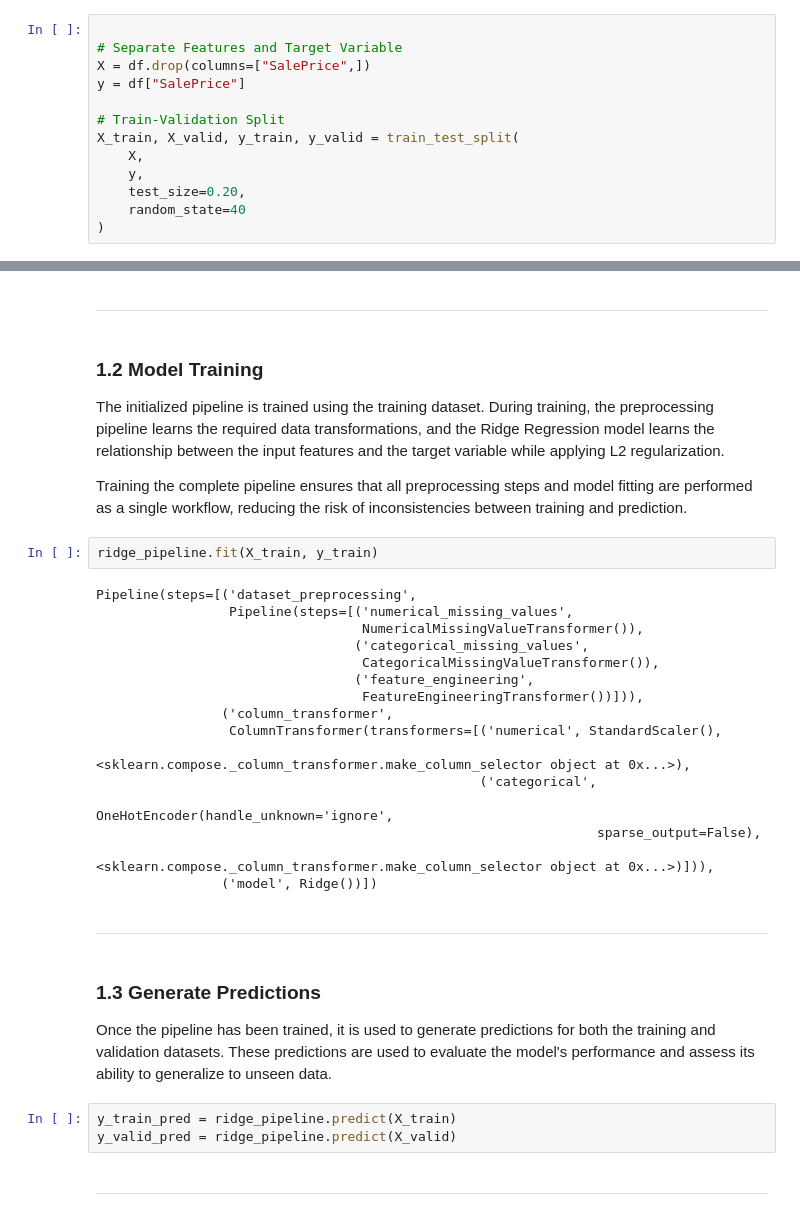
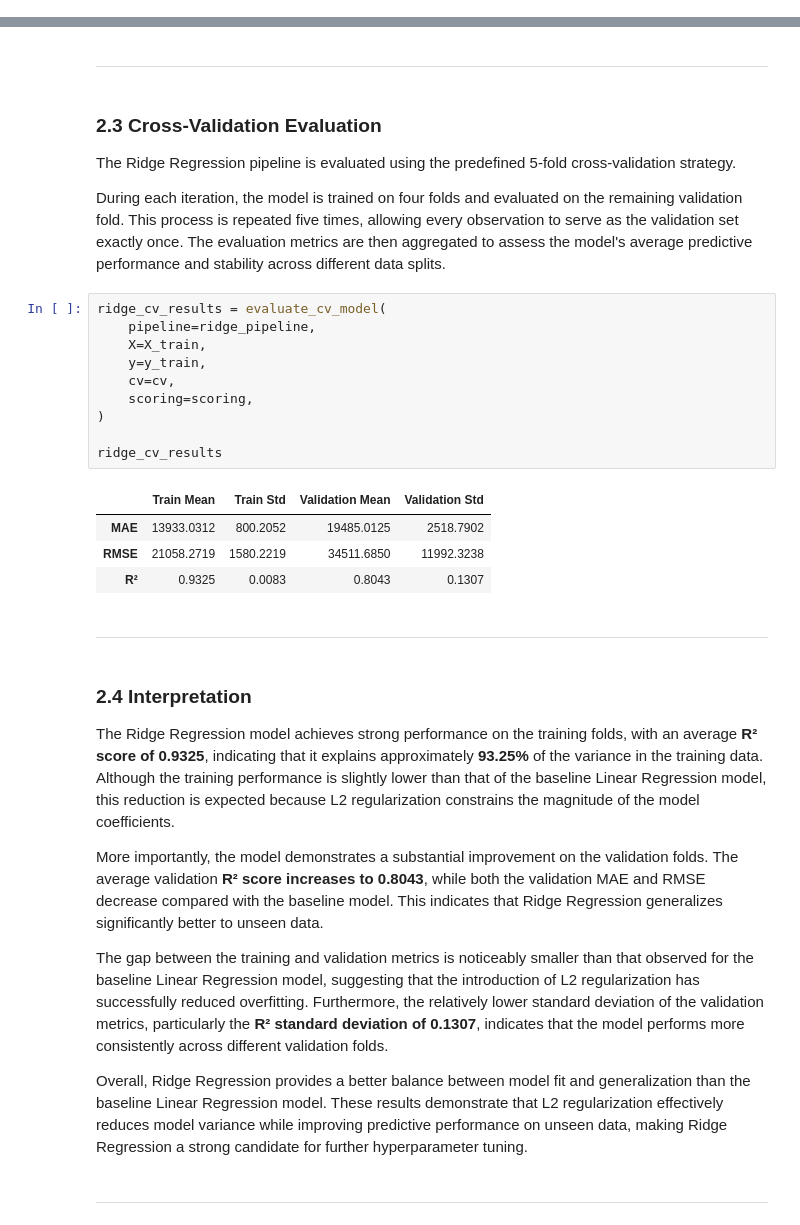
Before and after one commit to Hoshang-Warfade/House-Price-Predictor, a Jupyter notebook: notebooks/07_Model_Comparison.ipynb, the cells around one changed output, grey strips where cells are left out. Cells and saved outputs as stored; diff of their text form.

```diff
--- a/notebooks/07_Model_Comparison.ipynb
+++ b/notebooks/07_Model_Comparison.ipynb
@@ -117,13 +121,0 @@ For this project:
-# %%
-
-# Separate Features and Target Variable
-X = df.drop(columns=["SalePrice",])
-y = df["SalePrice"]
-
-# Train-Validation Split
-X_train, X_valid, y_train, y_valid = train_test_split(
-    X,
-    y,
-    test_size=0.20,
-    random_state=40
-)
@@ -247,37 +230,37 @@ ridge_pipeline = create_pipeline(Ridge())
 # %% [markdown]
 ---
 # %% [markdown]
-### 1.2 Model Training
+### 2.3 Cross-Validation Evaluation
 
-The initialized pipeline is trained using the training dataset. During training, the preprocessing pipeline learns the required data transformations, and the Ridge Regression model learns the relationship between the input features and the target variable while applying L2 regularization.
+The Ridge Regression pipeline is evaluated using the predefined 5-fold cross-validation strategy.
 
-Training the complete pipeline ensures that all preprocessing steps and model fitting are performed as a single workflow, reducing the risk of inconsistencies between training and prediction.
+During each iteration, the model is trained on four folds and evaluated on the remaining validation fold. This process is repeated five times, allowing every observation to serve as the validation set exactly once. The evaluation metrics are then aggregated to assess the model's average predictive performance and stability across different data splits.
 # %%
-ridge_pipeline.fit(X_train, y_train)
+ridge_cv_results = evaluate_cv_model(
+    pipeline=ridge_pipeline,
+    X=X_train,
+    y=y_train,
+    cv=cv,
+    scoring=scoring,
+)
+
+ridge_cv_results
 # %% [output]
-Pipeline(steps=[('dataset_preprocessing',
-                 Pipeline(steps=[('numerical_missing_values',
-                                  NumericalMissingValueTransformer()),
-                                 ('categorical_missing_values',
-                                  CategoricalMissingValueTransformer()),
-                                 ('feature_engineering',
-                                  FeatureEngineeringTransformer())])),
-                ('column_transformer',
-                 ColumnTransformer(transformers=[('numerical', StandardScaler(),
-                                                  <sklearn.compose._column_transformer.make_column_selector object at 0x...>),
-                                                 ('categorical',
-                                                  OneHotEncoder(handle_unknown='ignore',
-                                                                sparse_output=False),
-                                                  <sklearn.compose._column_transformer.make_column_selector object at 0x...>)])),
-                ('model', Ridge())])
+|  | Train Mean | Train Std | Validation Mean | Validation Std |
+| MAE | 13933.0312 | 800.2052 | 19485.0125 | 2518.7902 |
+| RMSE | 21058.2719 | 1580.2219 | 34511.6850 | 11992.3238 |
+| R² | 0.9325 | 0.0083 | 0.8043 | 0.1307 |
 # %% [markdown]
 ---
 # %% [markdown]
-### 1.3 Generate Predictions
+### 2.4 Interpretation
 
-Once the pipeline has been trained, it is used to generate predictions for both the training and validation datasets. These predictions are used to evaluate the model's performance and assess its ability to generalize to unseen data.
+The Ridge Regression model achieves strong performance on the training folds, with an average **R² score of 0.9325**, indicating that it explains approximately **93.25%** of the variance in the training data. Although the training performance is slightly lower than that of the baseline Linear Regression model, this reduction is expected because L2 regularization constrains the magnitude of the model coefficients.
+
+More importantly, the model demonstrates a substantial improvement on the validation folds. The average validation **R² score increases to 0.8043**, while both the validation MAE and RMSE decrease compared with the baseline model. This indicates that Ridge Regression generalizes significantly better to unseen data.
+
+The gap between the training and validation metrics is noticeably smaller than that observed for the baseline Linear Regression model, suggesting that the introduction of L2 regularization has successfully reduced overfitting. Furthermore, the relatively lower standard deviation of the validation metrics, particularly the **R² standard deviation of 0.1307**, indicates that the model performs more consistently across different validation folds.
+
+Overall, Ridge Regression provides a better balance between model fit and generalization than the baseline Linear Regression model. These results demonstrate that L2 regularization effectively reduces model variance while improving predictive performance on unseen data, making Ridge Regression a strong candidate for further hyperparameter tuning.
-# %%
-y_train_pred = ridge_pipeline.predict(X_train)
-y_valid_pred = ridge_pipeline.predict(X_valid)
 # %% [markdown]
 ----
```
Also changed, not shown: parts of 78 cells of this notebook, 1 other file.
